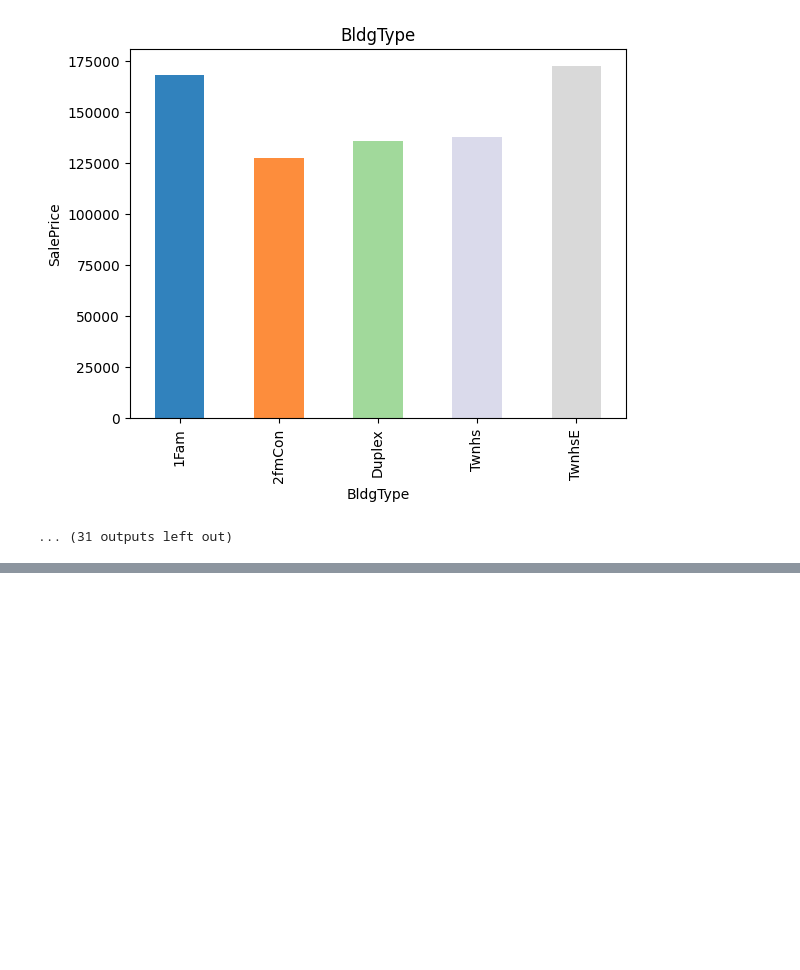
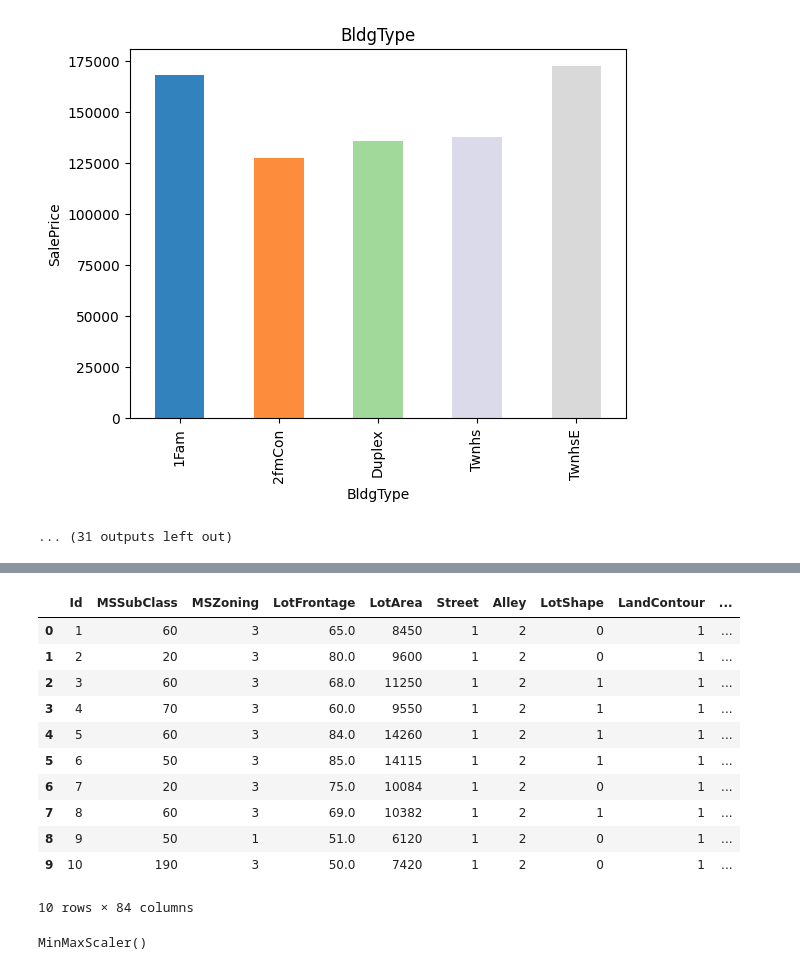
Before and after one commit to Jayasuryan0821/House-Price-Prediction, a Jupyter notebook: Final/eda.ipynb, the cells around one changed output, grey strips where cells are left out. Drawn from its saved outputs; the diff is of its cells as text; code cells hidden in the pictures; blank space fills up the shorter version.

```diff
--- a/Final/eda.ipynb
+++ b/Final/eda.ipynb
@@ -355,0 +575,6 @@ for feature in cat_features:
+# %%
+for feature in cat_features:
+    labels_ordered = data.groupby(feature)['SalePrice'].mean().sort_values().index
+    labels_ordered = {k:i for i,k in enumerate(labels_ordered,0)} # in the for loop enumerate (labels_ordered,0) means it starts from i = 0
+    # print(labels_ordered)
+    data[feature] = data[feature].map(labels_ordered)
@@ -355,0 +599,21 @@ for feature in cat_features:
+# %%
+data.head(10)
+# %% [output]
+|  | Id | MSSubClass | MSZoning | LotFrontage | LotArea | Street | Alley | LotShape | LandContour | ... |
+| 0 | 1 | 60 | 3 | 65.0 | 8450 | 1 | 2 | 0 | 1 | ... |
+| 1 | 2 | 20 | 3 | 80.0 | 9600 | 1 | 2 | 0 | 1 | ... |
+| 2 | 3 | 60 | 3 | 68.0 | 11250 | 1 | 2 | 1 | 1 | ... |
+| 3 | 4 | 70 | 3 | 60.0 | 9550 | 1 | 2 | 1 | 1 | ... |
+| 4 | 5 | 60 | 3 | 84.0 | 14260 | 1 | 2 | 1 | 1 | ... |
+| 5 | 6 | 50 | 3 | 85.0 | 14115 | 1 | 2 | 1 | 1 | ... |
+| 6 | 7 | 20 | 3 | 75.0 | 10084 | 1 | 2 | 0 | 1 | ... |
+| 7 | 8 | 60 | 3 | 69.0 | 10382 | 1 | 2 | 1 | 1 | ... |
+| 8 | 9 | 50 | 1 | 51.0 | 6120 | 1 | 2 | 0 | 1 | ... |
+| 9 | 10 | 190 | 3 | 50.0 | 7420 | 1 | 2 | 0 | 1 | ... |
+10 rows × 84 columns
+# %%
+feature_scale = [feature for feature in data.columns if feature not in ['Id','SalePrice']]
+scaler = MinMaxScaler()
+scaler.fit(data[feature_scale])
+# %% [output]
+MinMaxScaler()
```
Also changed, not shown: parts of 28 cells of this notebook, 1 other file.
